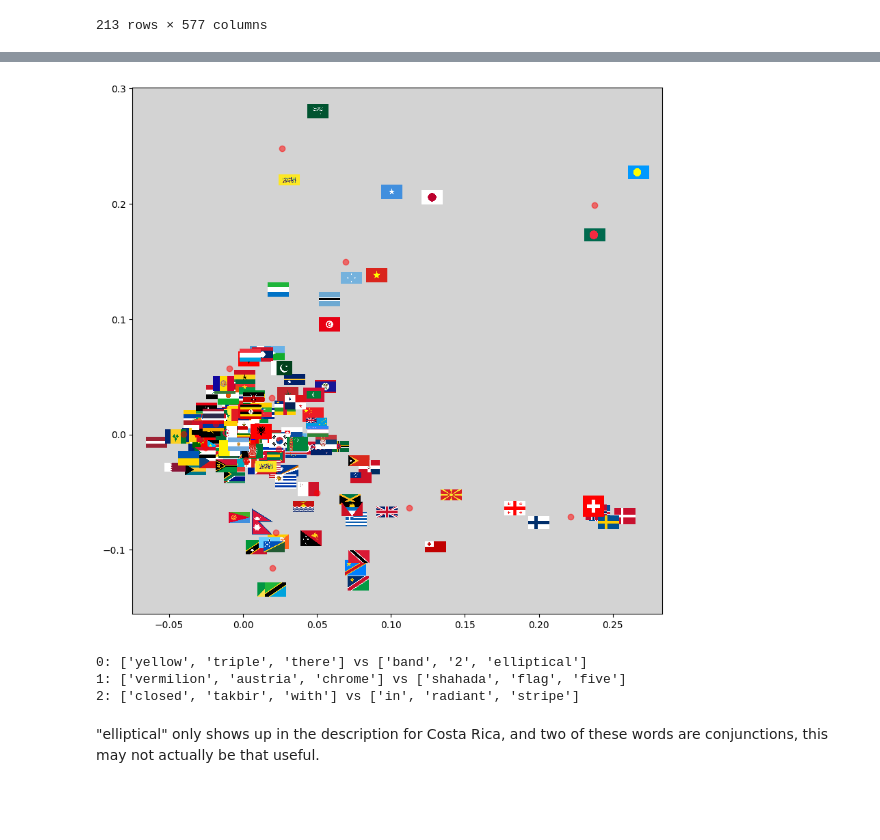
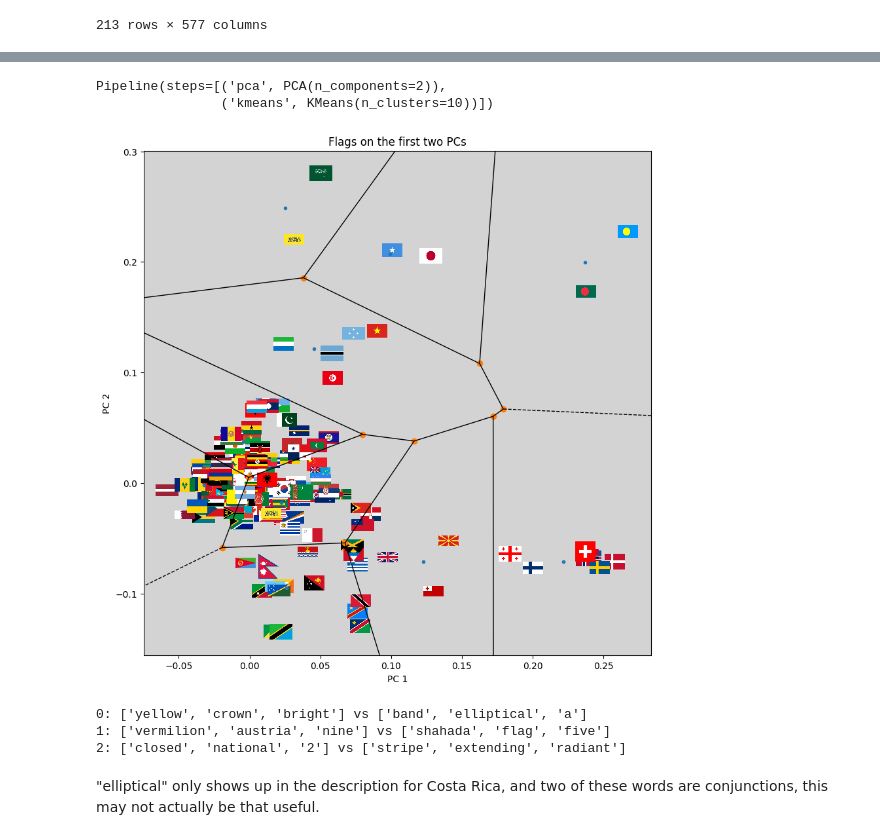
Before and after one commit to JEElsner/flag-analysis, a Jupyter notebook: flag-analysis/data_analysis.ipynb, the cells around one changed output, grey strips where cells are left out. Drawn from its saved outputs; the diff is of its cells as text; code cells hidden in the pictures; blank space fills up the shorter version.

```diff
--- a/flag-analysis/data_analysis.ipynb
+++ b/flag-analysis/data_analysis.ipynb
@@ -65,13 +77,14 @@ all_var = 100
 # %%
 from sklearn.cluster import KMeans
 from sklearn.pipeline import Pipeline, make_pipeline
+from sklearn import metrics
 from tempfile import mkdtemp
 
 cachedir = mkdtemp()
 categorizers = list()
 
 for pca_modes in [2, 3, 5, 10, 20, 50, 100, all_var]:
-    for k in range(2, 16):
+    for k in range(3, 31):
         pipe = make_pipeline(
             PCA(n_components=pca_modes, random_state=932),
             KMeans(n_clusters=k, random_state=42),
@@ -80,17 +93,18 @@ for pca_modes in [2, 3, 5, 10, 20, 50, 100, all_var]:
 
         categorizers.append(pipe)
 
-n_variance = dict()
+model_metrics = dict()
 for cat in categorizers:
     cat.fit(X, Y)
     labels = cat.predict(X)
     categories = {label: Y[labels == label].values for label in np.unique(labels)}
     avg = np.average(list(map(len, categories.values())))
-    var = np.average((np.fromiter(map(len, categories.values()), dtype=int) - avg)**2)
-    n_variance[cat] = var
+    # var = np.average((np.fromiter(map(len, categories.values()), dtype=int) - avg)**2)
+    silhouette_score = metrics.silhouette_score(X, cat.get_params()['kmeans'].labels_, metric='euclidean')
+    model_metrics[cat] = silhouette_score
 
-best = pipe = min(categorizers, key=n_variance.get)
-print(best.get_params()['pca__n_components'], best.get_params()['kmeans__n_clusters'], n_variance[best])
+best = pipe = max(categorizers, key=model_metrics.get)
+print(best.get_params()['pca__n_components'], best.get_params()['kmeans__n_clusters'], model_metrics[best])
 
 categories = {label: Y[labels == label].values for label in np.unique(labels)}
 # %% [output]
@@ -116,28 +115,52 @@ categories = {label: Y[labels == label].values for label in np.unique(labels)}
+# %%
+# Handpicked model
+
+best = pipe = make_pipeline(
+    PCA(n_components=2),
+    KMeans(n_clusters=10)
+)
+
+best.fit(X)
+# %% [output]
+Pipeline(steps=[('pca', PCA(n_components=2)),
+                ('kmeans', KMeans(n_clusters=10))])
 # %%
 centers_2d = pipe.named_steps['kmeans'].cluster_centers_[:, :2]
 # %%
-from matplotlib.offsetbox import OffsetImage, AnnotationBbox
 
 fig, ax = plt.subplots(figsize=(10,10))
 
 pts = (X @ pca.components_[:2].T).T.values
 # plt.scatter(*pts)
 
 for i, (x, y) in enumerate(pts.T):
     image = plt.imread(flags['path'][i])
     offset_img = OffsetImage(image, zoom=0.1)
-    abb = AnnotationBbox(offset_img, (x, y), xycoords='data', frameon=False)
+    abb = AnnotationBbox(offset_img, (x, y), xycoords='data', frameon=False, zorder=0)
     ax.add_artist(abb)
-
-plt.scatter(*centers_2d.T, zorder=20, color='r', alpha=0.5)
 
 ax.update_datalim(pts.T)
 ax.autoscale()
+
+xlim = ax.get_xlim()
+ylim = ax.get_ylim()
+
+# plt.scatter(*centers_2d.T, zorder=20, color='r', alpha=0.5)
+voronoi_plot_2d(Voronoi(centers_2d), ax=ax)
+
+ax.set_xlim(xlim)
+ax.set_ylim(ylim)
+
+ax.set_title('Flags on the first two PCs')
+ax.set_xlabel('PC 1')
+ax.set_ylabel('PC 2')
+
 ax.set_facecolor('lightgray')
+fig.savefig('../writeup/res/flag-pca.pdf')
 
 plt.show()
 # %% [output]
-[figure, old version]
+[figure, new version]
 # %%
 # want to analyze the principal components for patterns
 
@@ -149,9 +172,9 @@ for idx, component in components.iterrows():
 
     print(f'{idx}: {sorted_words[:3]} vs {sorted_words[-3:]}')
 # %% [output]
-0: ['yellow', 'triple', 'there'] vs ['band', '2', 'elliptical']
-1: ['vermilion', 'austria', 'chrome'] vs ['shahada', 'flag', 'five']
-2: ['closed', 'takbir', 'with'] vs ['in', 'radiant', 'stripe']
+0: ['yellow', 'crown', 'bright'] vs ['band', 'elliptical', 'a']
+1: ['vermilion', 'austria', 'nine'] vs ['shahada', 'flag', 'five']
+2: ['closed', 'national', '2'] vs ['stripe', 'extending', 'radiant']
 # %% [markdown]
 "elliptical" only shows up in the description for Costa Rica, and two of these words are conjunctions, this may not actually be that useful.
 # %%
```
Also changed, not shown: parts of 24 cells of this notebook, 12 other files.
